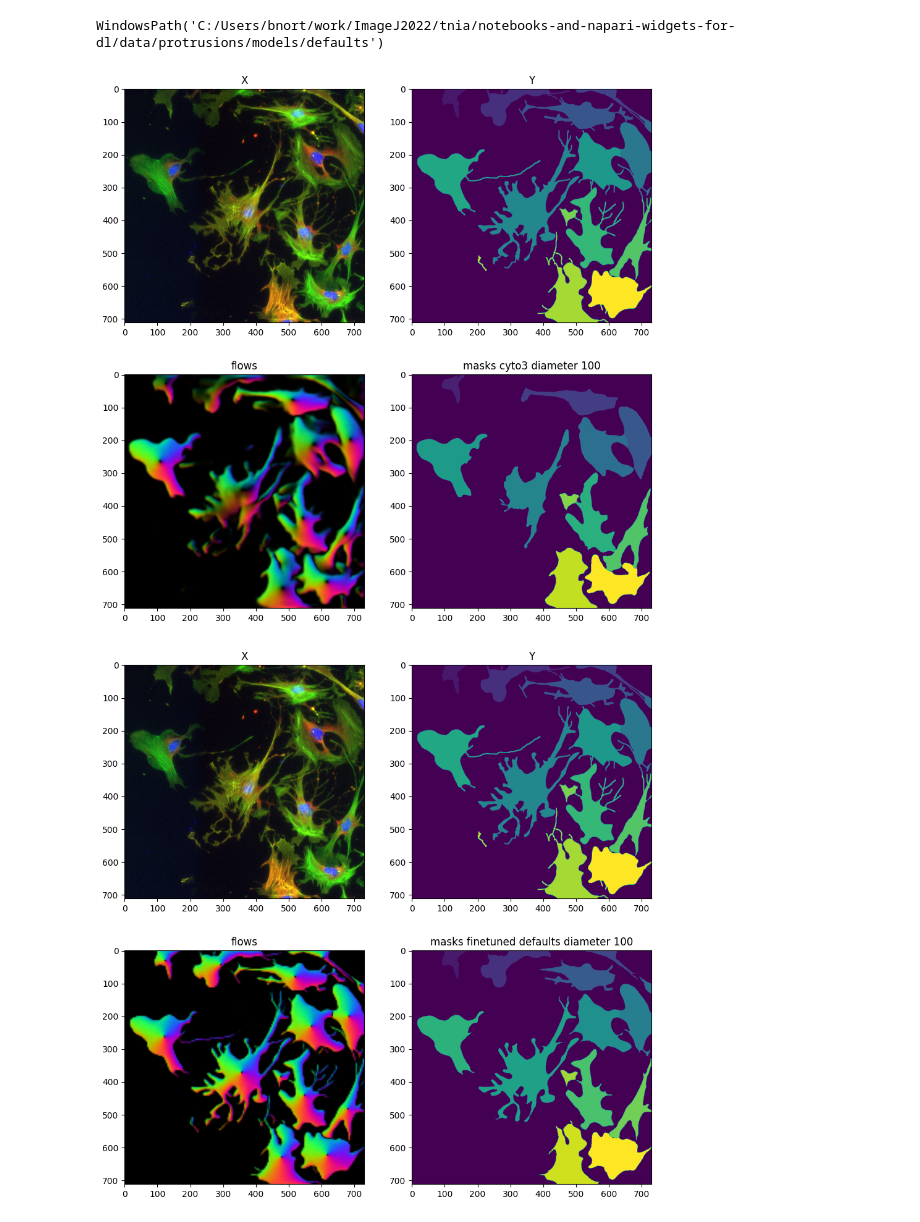
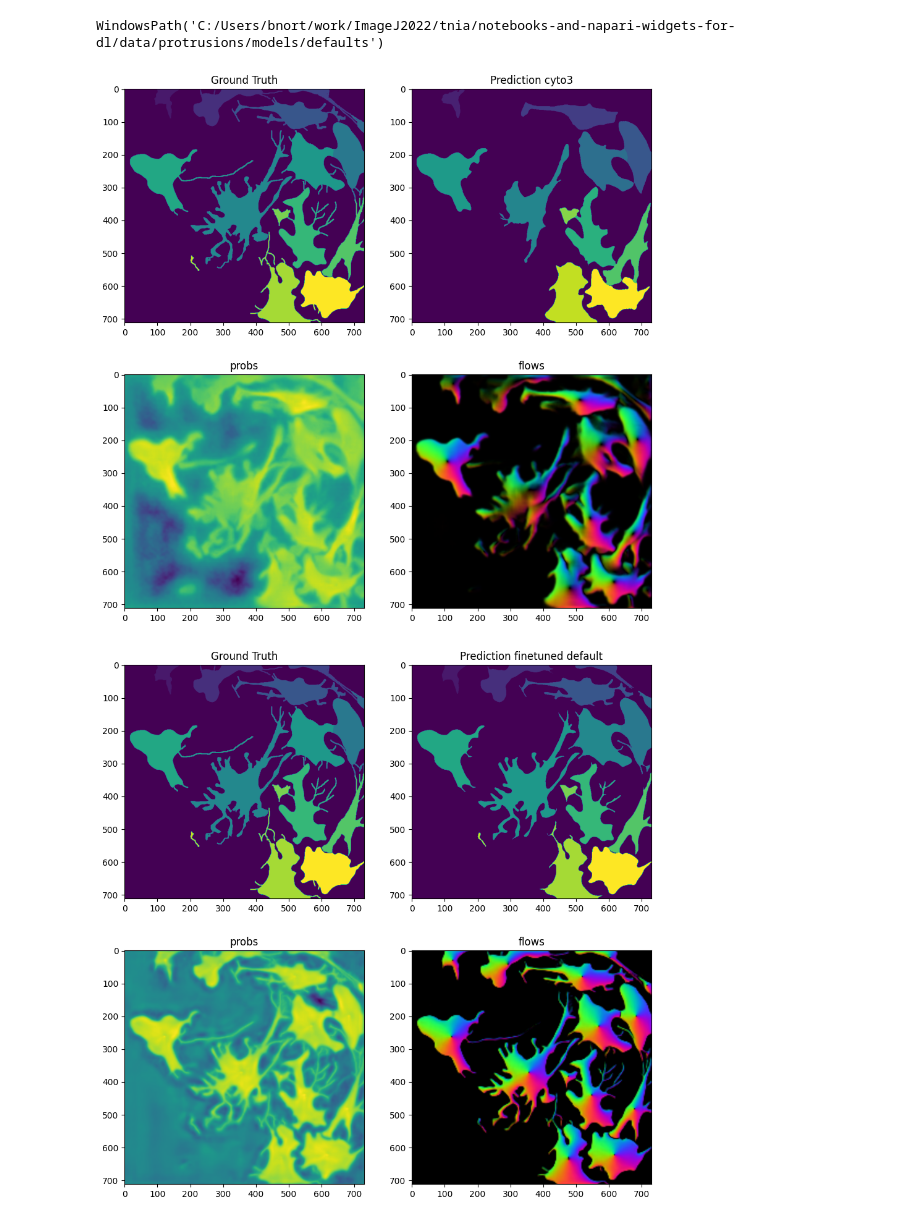
Before and after one commit to True-North-Intelligent-Algorithms/notebooks-and-napari-widgets-for-dl, a Jupyter notebook: docs/20_scale/80_protrusions.ipynb, the cells around one changed output. Saved outputs shown, nothing was run; the diff lists cells and outputs as text; code cells hidden in the pictures.

```diff
--- a/docs/20_scale/80_protrusions.ipynb
+++ b/docs/20_scale/80_protrusions.ipynb
@@ -44,10 +49,17 @@ ground_truth_label_paths C:\Users\bnort\work\ImageJ2022\tnia\notebooks-and-napar
 [figure]
 # %%
 model_cyto3 = models.CellposeModel(gpu=True, model_type="cyto3")
-model_finetuned_defaults = models.CellposeModel(gpu=True, model_type="cyto3")
-model_finetuned_no_rescale = models.CellposeModel(gpu=True, model_type="cyto3")
-model_finetuned_no_rescale_bsize_512 = models.CellposeModel(gpu=True, model_type="cyto3")
 
+new_models = False
+
+if new_models:
+    model_finetuned_defaults = models.CellposeModel(gpu=True, model_type="cyto3")
+    model_finetuned_no_rescale = models.CellposeModel(gpu=True, model_type="cyto3")
+    model_finetuned_no_rescale_bsize_512 = models.CellposeModel(gpu=True, model_type="cyto3")
+else:
+    model_finetuned_defaults = models.CellposeModel(gpu=True, pretrained_model=os.path.join(parent_path, 'models', 'defaults'))
+    model_finetuned_no_rescale = models.CellposeModel(gpu=True, pretrained_model=os.path.join(parent_path, 'models', 'no_rescale'))
+    model_finetuned_no_rescale_bsize_512 = models.CellposeModel(gpu=True, pretrained_model=os.path.join(parent_path, 'models', 'no_rescale_bsize_512'))
 logger = io.logger_setup()
 
 masks = model_cyto3.eval(X, diameter=100, channels=[2,3])
@@ -168,17 +190,18 @@ train.train_seg( model_finetuned_defaults.net, X_list, Y_list,
 2024-10-25 22:10:46,736 [INFO] 190, train_loss=0.0659, test_loss=0.0000, LR=0.0000, time 439.82s
 WindowsPath('C:/Users/bnort/work/ImageJ2022/tnia/notebooks-and-napari-widgets-for-dl/data/protrusions/models/defaults')
 # %%
-masks = model_cyto3.eval(X, diameter=100, channels=[2,3])
-fig = imshow_multi2d([X, Y, masks[1][0], masks[0]], ['X', 'Y', 'flows', 'masks cyto3 diameter 100'], 2, 2, width=11, height=11)
 
-masks_defaults = model_finetuned_defaults.eval(X, diameter=130, channels=[2,3], normalize=False)
-fig = imshow_multi2d([X, Y, masks_defaults[1][0], masks_defaults[0]], ['X', 'Y', 'flows', 'masks finetuned defaults diameter 100'], 2, 2, width=11, height=11)
+masks = model_cyto3.eval(X, diameter=100, niter=2000, channels=[2,3])
+fog = imshow_multi2d([Y, masks[0], masks[1][2], masks[1][0]], ['Ground Truth', 'Prediction cyto3', 'probs', 'flows'], 2, 2, width=11, height=11)
 
-masks_no_rescale = model_finetuned_no_rescale.eval(X, channels=[2,3], normalize=False)
-fig = imshow_multi2d([X, Y, masks_no_rescale[1][0], masks_no_rescale[0]], ['X', 'Y', 'flows', 'masks finetuned no rescale'], 2, 2, width=11, height=11)
+masks_defaults = model_finetuned_defaults.eval(X, diameter=100, niter=2000, channels=[2,3], normalize=False)
+fig = imshow_multi2d([Y, masks_defaults[0], masks_defaults[1][2], masks_defaults[1][0]], ['Ground Truth', 'Prediction finetuned default', 'probs', 'flows'], 2, 2, width=11, height=11)
 
-masks_no_rescale_bsize_512 = model_finetuned_no_rescale_bsize_512.eval(X, channels=[2,3], cellprob_threshold=-1.0, normalize=False)
-fig = imshow_multi2d([X, Y, masks_no_rescale_bsize_512[1][0], masks_no_rescale_bsize_512[0]], ['X', 'Y', 'flows', 'masks finetuned no rescale bsize 512'], 2, 2, width=11, height=11)
+masks_no_rescale = model_finetuned_no_rescale.eval(X, diameter=30, niter=2000, channels=[2,3], normalize=False)
+fig = imshow_multi2d([Y, masks_no_rescale[0], masks_no_rescale[1][2], masks_no_rescale[1][0]], ['Ground Truth', 'Prediction finetuned no rescale', 'probs', 'flows'], 2, 2, width=11, height=11)
+
+masks_no_rescale_bsize_512 = model_finetuned_no_rescale_bsize_512.eval(X, diameter=30, niter=2000, bsize=512, channels=[2,3], cellprob_threshold=-1.0, normalize=False)
+fig = imshow_multi2d([Y, masks_no_rescale_bsize_512[0], masks_no_rescale_bsize_512[1][2], masks_no_rescale_bsize_512[1][0]], ['Ground Truth', 'Prediction finetuned no rescale bsize=512', 'probs', 'flows'], 2, 2, width=11, height=11)
 # %% [output]
-[figure, old version]
+[figure, new version]
-[figure, old version]
+[figure, new version]
```
Also changed, not shown: parts of 6 cells of this notebook, 17 other files.
